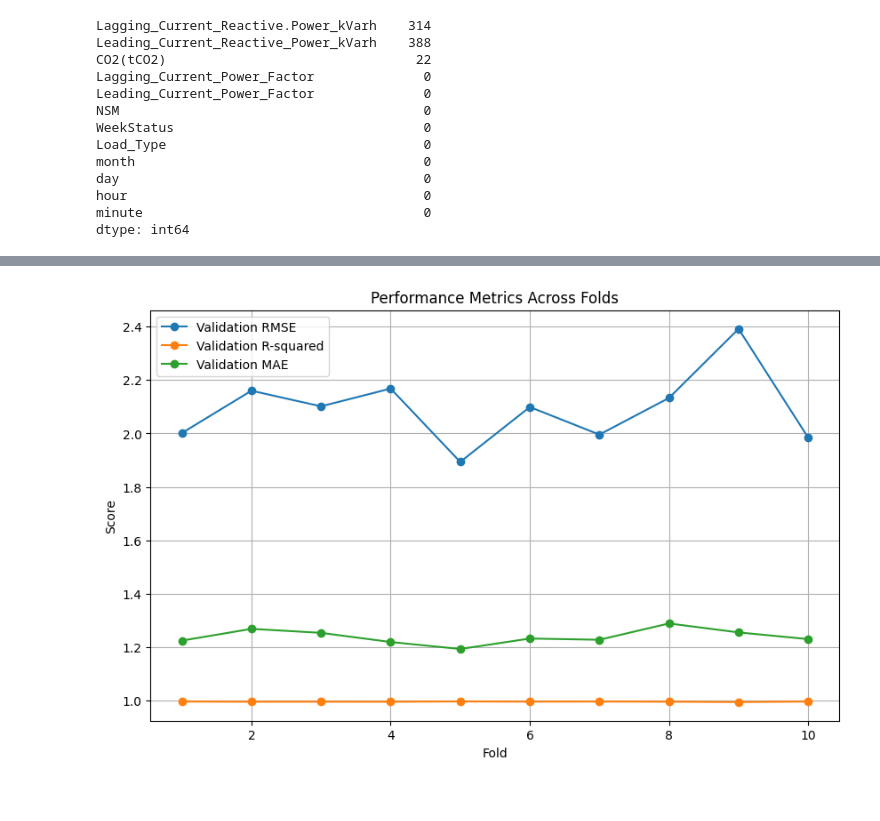
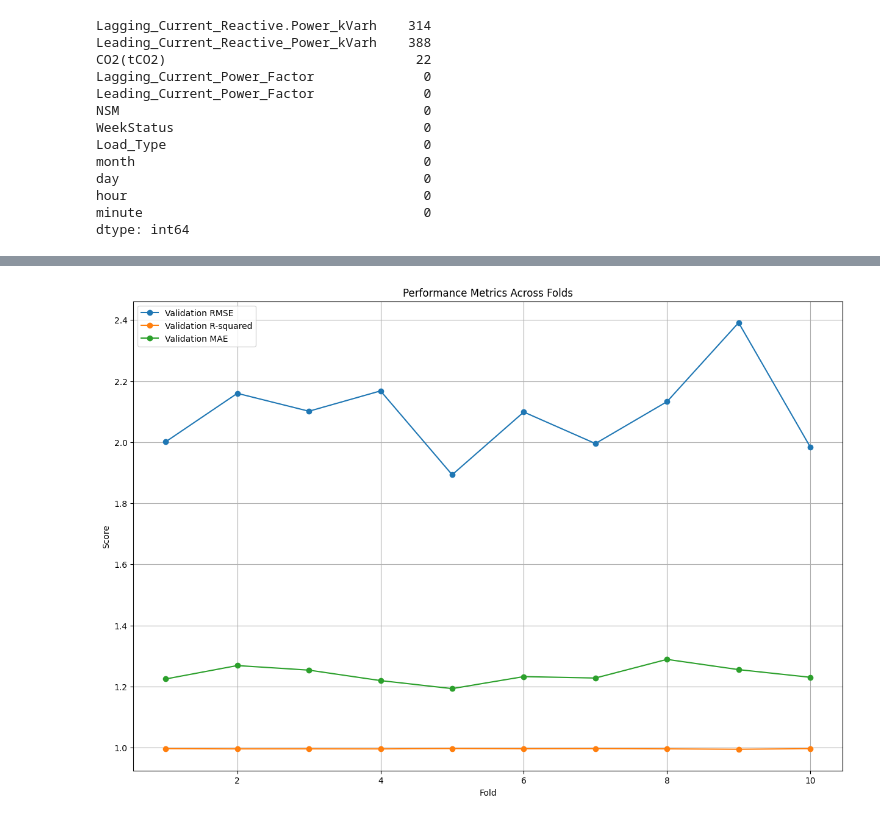
Before and after one commit to moufid-magdy/ML_regression, a Jupyter notebook: regression.ipynb, the cells around one changed output, grey strips where cells are left out. Saved outputs shown, nothing was run; the diff lists cells and outputs as text; code cells hidden in the pictures.

```diff
--- a/regression.ipynb
+++ b/regression.ipynb
@@ -465,14 +465,14 @@ Mean Validation MAE: 1.239376370592077
 Mean Validation RMSE: 2.0926813598949874
 # %%
 performance_metrics = {'Validation RMSE': validation_rmse, 'Validation R-squared': validation_r2, 'Validation MAE': validation_mae}
-plt.figure(figsize=(10, 6))
+plt.figure(figsize=(15, 10))
 for metric, values in performance_metrics.items():
     plt.plot(range(1, len(values) + 1), values, marker='o', label=metric)
 plt.xlabel('Fold')
 plt.ylabel('Score')
 plt.title('Performance Metrics Across Folds')
 plt.legend()
 plt.grid(True)
 plt.show()
 # %% [output]
-[figure, old version]
+[figure, new version]
```
